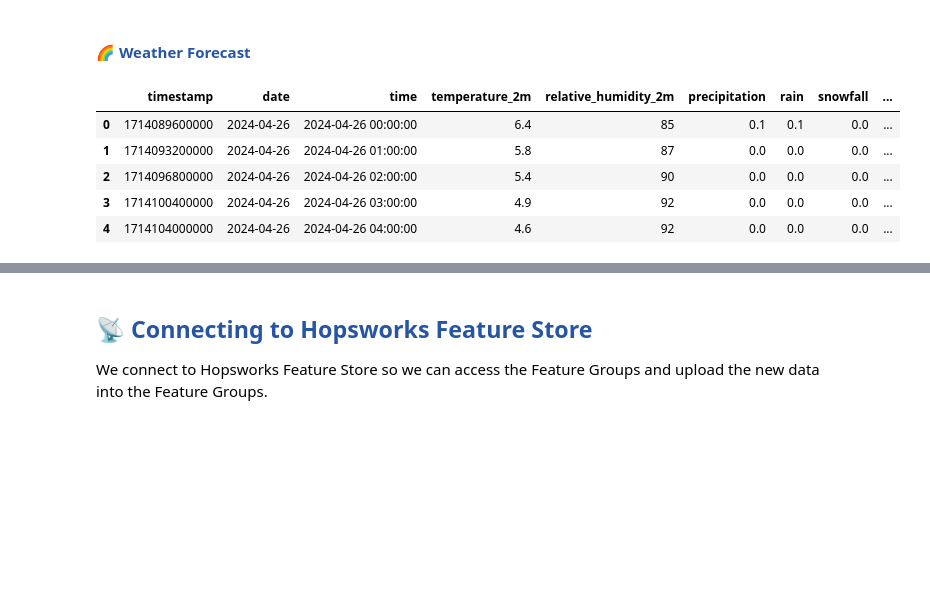
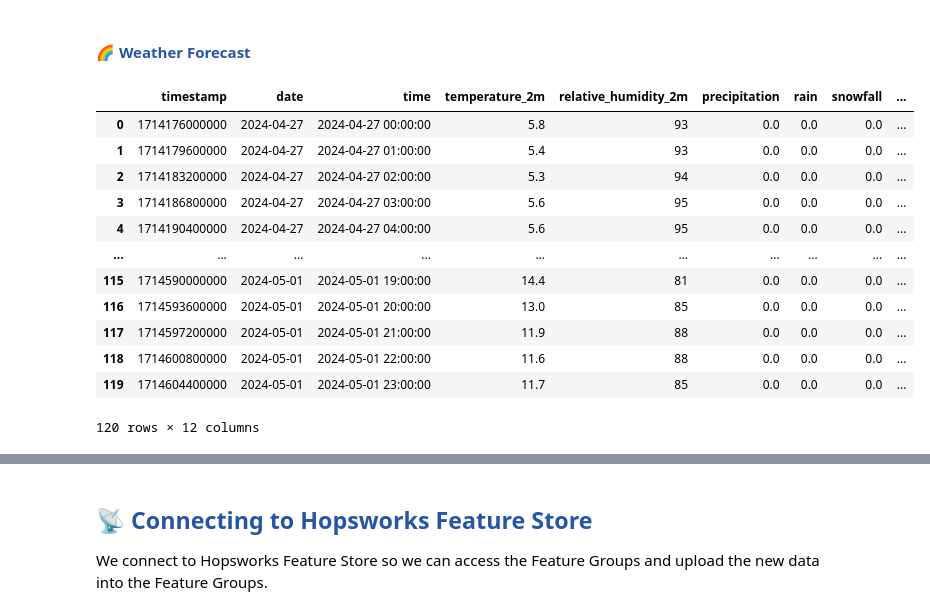
Before and after one commit to Camillahannesbo/BDS_MLOPs_Assignment, a Jupyter notebook: notebooks/2_feature_pipeline.ipynb, the cells around one changed output, grey strips where cells are left out. Cells and saved outputs as stored; diff of their text form; code cells hidden in the pictures; blank space fills up the shorter version.

```diff
--- a/notebooks/2_feature_pipeline.ipynb
+++ b/notebooks/2_feature_pipeline.ipynb
@@ -113,15 +114,22 @@ weather_forecast_df = weather_measures.forecast_weather_measures(
     forecast_length=5
 )
 # %%
-# Display the first 5 rows of the weather_forecast dataframe
-weather_forecast_df.head(5)
+# Display the weather_forecast_df dataframe
+weather_forecast_df
 # %% [output]
 |  | timestamp | date | time | temperature_2m | relative_humidity_2m | precipitation | rain | snowfall | ... |
-| 0 | 1714089600000 | 2024-04-26 | 2024-04-26 00:00:00 | 6.4 | 85 | 0.1 | 0.1 | 0.0 | ... |
-| 1 | 1714093200000 | 2024-04-26 | 2024-04-26 01:00:00 | 5.8 | 87 | 0.0 | 0.0 | 0.0 | ... |
-| 2 | 1714096800000 | 2024-04-26 | 2024-04-26 02:00:00 | 5.4 | 90 | 0.0 | 0.0 | 0.0 | ... |
-| 3 | 1714100400000 | 2024-04-26 | 2024-04-26 03:00:00 | 4.9 | 92 | 0.0 | 0.0 | 0.0 | ... |
-| 4 | 1714104000000 | 2024-04-26 | 2024-04-26 04:00:00 | 4.6 | 92 | 0.0 | 0.0 | 0.0 | ... |
+| 0 | 1714176000000 | 2024-04-27 | 2024-04-27 00:00:00 | 5.8 | 93 | 0.0 | 0.0 | 0.0 | ... |
+| 1 | 1714179600000 | 2024-04-27 | 2024-04-27 01:00:00 | 5.4 | 93 | 0.0 | 0.0 | 0.0 | ... |
+| 2 | 1714183200000 | 2024-04-27 | 2024-04-27 02:00:00 | 5.3 | 94 | 0.0 | 0.0 | 0.0 | ... |
+| 3 | 1714186800000 | 2024-04-27 | 2024-04-27 03:00:00 | 5.6 | 95 | 0.0 | 0.0 | 0.0 | ... |
+| 4 | 1714190400000 | 2024-04-27 | 2024-04-27 04:00:00 | 5.6 | 95 | 0.0 | 0.0 | 0.0 | ... |
+| ... | ... | ... | ... | ... | ... | ... | ... | ... | ... |
+| 115 | 1714590000000 | 2024-05-01 | 2024-05-01 19:00:00 | 14.4 | 81 | 0.0 | 0.0 | 0.0 | ... |
+| 116 | 1714593600000 | 2024-05-01 | 2024-05-01 20:00:00 | 13.0 | 85 | 0.0 | 0.0 | 0.0 | ... |
+| 117 | 1714597200000 | 2024-05-01 | 2024-05-01 21:00:00 | 11.9 | 88 | 0.0 | 0.0 | 0.0 | ... |
+| 118 | 1714600800000 | 2024-05-01 | 2024-05-01 22:00:00 | 11.6 | 88 | 0.0 | 0.0 | 0.0 | ... |
+| 119 | 1714604400000 | 2024-05-01 | 2024-05-01 23:00:00 | 11.7 | 85 | 0.0 | 0.0 | 0.0 | ... |
+120 rows × 12 columns
 # %%
 # Converting to float type to align with Hopworks Feature Group as it converts the data to float automatically
 
```
Also changed, not shown: parts of 11 cells of this notebook, 4 other files.
